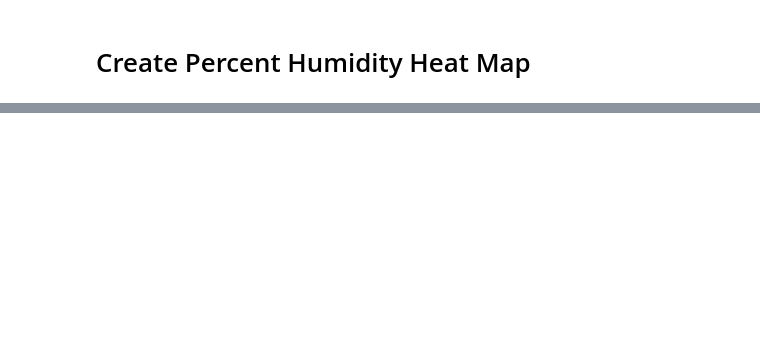
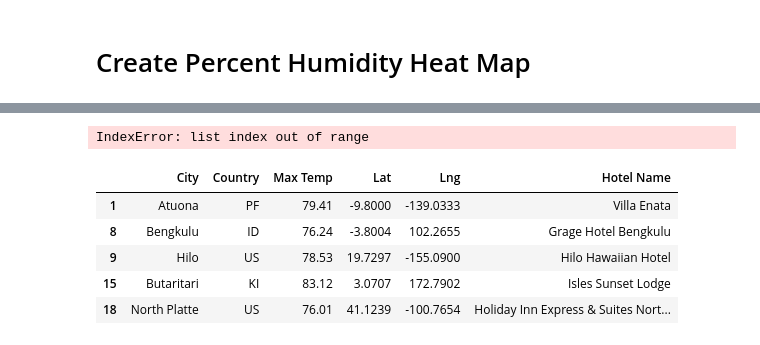
Before and after one commit to NitewingGW/World_Weather_Analysis, a Jupyter notebook: VacationPy.ipynb, the cells around one changed output, grey strips where cells are left out. Saved outputs shown, nothing was run; the diff lists cells and outputs as text; code cells hidden in the pictures; blank space fills up the shorter version.

Commit message:
Add files via upload
Added checks and balances for for loop that adds hotel names to hotel_df. Was having issues keeping track of what was going on.

```diff
--- a/VacationPy.ipynb
+++ b/VacationPy.ipynb
@@ -202,0 +215,5 @@ city_data_df.head(1)
+# %%
+# Filter the dataset to find the cities that fit the criteria using .loc
+preferred_cities_df = city_data_df.loc[(city_data_df["Max Temp"] <= max_temp) & \
+                                       (city_data_df["Max Temp"] >= min_temp)]
+preferred_cities_df.head(10)
@@ -202,0 +285,2 @@ city_data_df.head(1)
+# %%
+hotel_df = preferred_cities_df[["City", "Country", "Max Temp", "Lat", "Lng"]].copy()
@@ -202,0 +332,33 @@ city_data_df.head(1)
+# %%
+# Iterate through the DataFrame.
+for index, row in hotel_df.iterrows():
+    # Get the latitude and longitude.
+    lat = row["Lat"]
+    lng = row["Lng"]
+    hotels_found = 1
+    # Add the latitude and longitude to location key for the params dictionary.
+    params = {
+    "radius": 5000,
+    "type": "lodging",
+    "key": g_key,
+    "location" : f"{lat},{lng}"
+    }
+
+    # Use the search term: "lodging" and our latitude and longitude.
+    #base_url = "https://maps.googleapis.com/maps/api/place/nearbysearch/json"
+    google_nearby_base_url = "https://maps.googleapis.com/maps/api/place/nearbysearch/json"
+    #Make request for Google nearby search
+    hotels = requests.get(google_nearby_base_url,params=params).json()
+    # Grab the first hotel from the results and store the name.
+    try:
+        hotel_df.loc[index, "Hotel Name"] = hotels["results"][0]["name"]
+
+        #provides positive feedback that code is working by printing hotel added to df
+        #print(hotel_df["Hotel Name"].count())
+        #print(hotels["results"][0]["name"])
+    except (IndexError):
+        print("Hotel not found... skipping.")
+        #Provides positive feedback that iteration is working
+        #print(f'{lat},{lng}')
+#Prints number of hotel names added to hotel_df
+print(hotel_df["Hotel Name"].count())
@@ -202,0 +390,13 @@ city_data_df.head(1)
+# %%
+hotels["results"][0]["name"]
+# %% [output]
+IndexError: list index out of range
+# %%
+hotel_df.head()
+# %% [output]
+|  | City | Country | Max Temp | Lat | Lng | Hotel Name |
+| 1 | Atuona | PF | 79.41 | -9.8000 | -139.0333 | Villa Enata |
+| 8 | Bengkulu | ID | 76.24 | -3.8004 | 102.2655 | Grage Hotel Bengkulu |
+| 9 | Hilo | US | 78.53 | 19.7297 | -155.0900 | Hilo Hawaiian Hotel |
+| 15 | Butaritari | KI | 83.12 | 3.0707 | 172.7902 | Isles Sunset Lodge |
+| 18 | North Platte | US | 76.01 | 41.1239 | -100.7654 | Holiday Inn Express & Suites Nort... |
```
Also changed, not shown: parts of 21 cells of this notebook.
